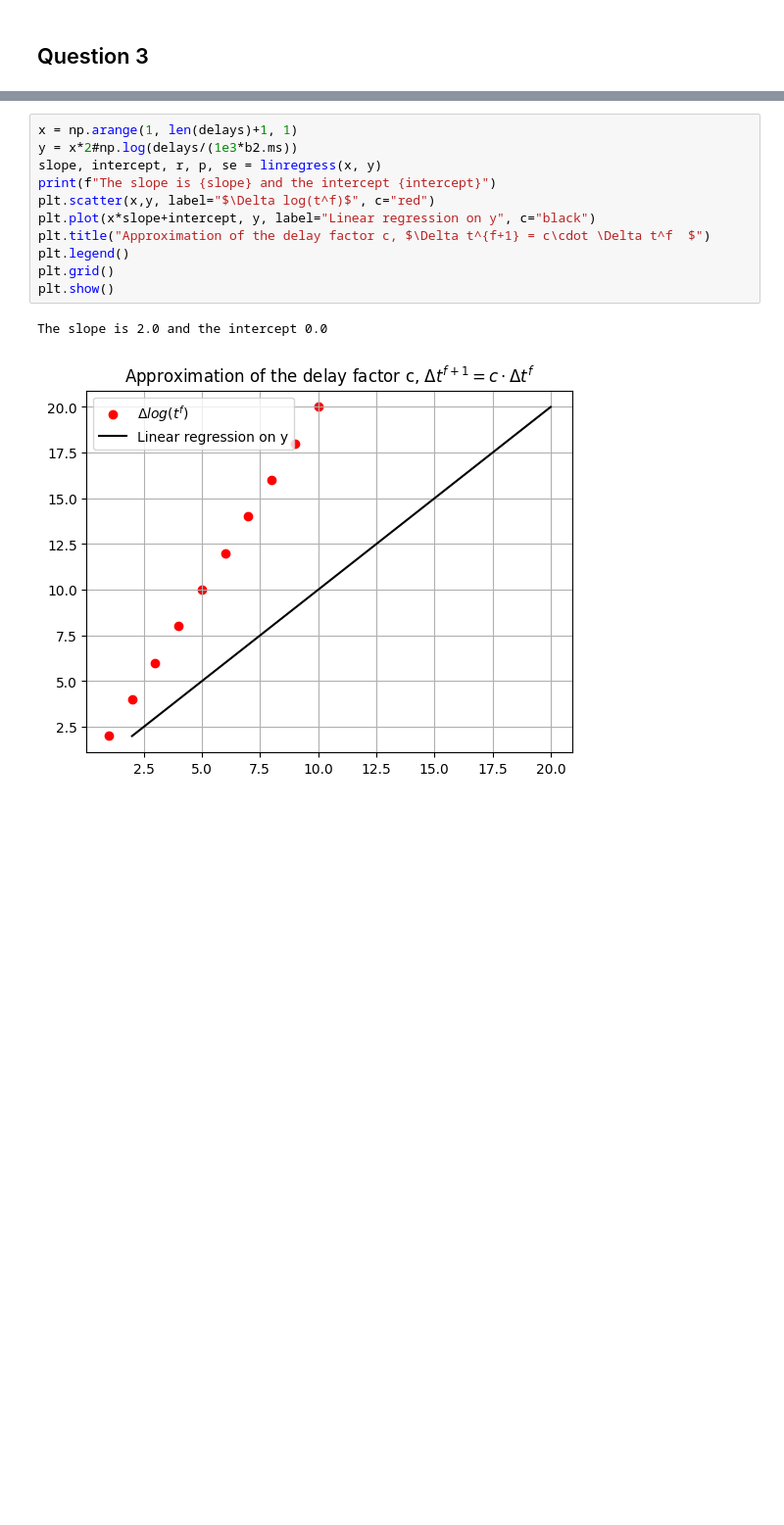
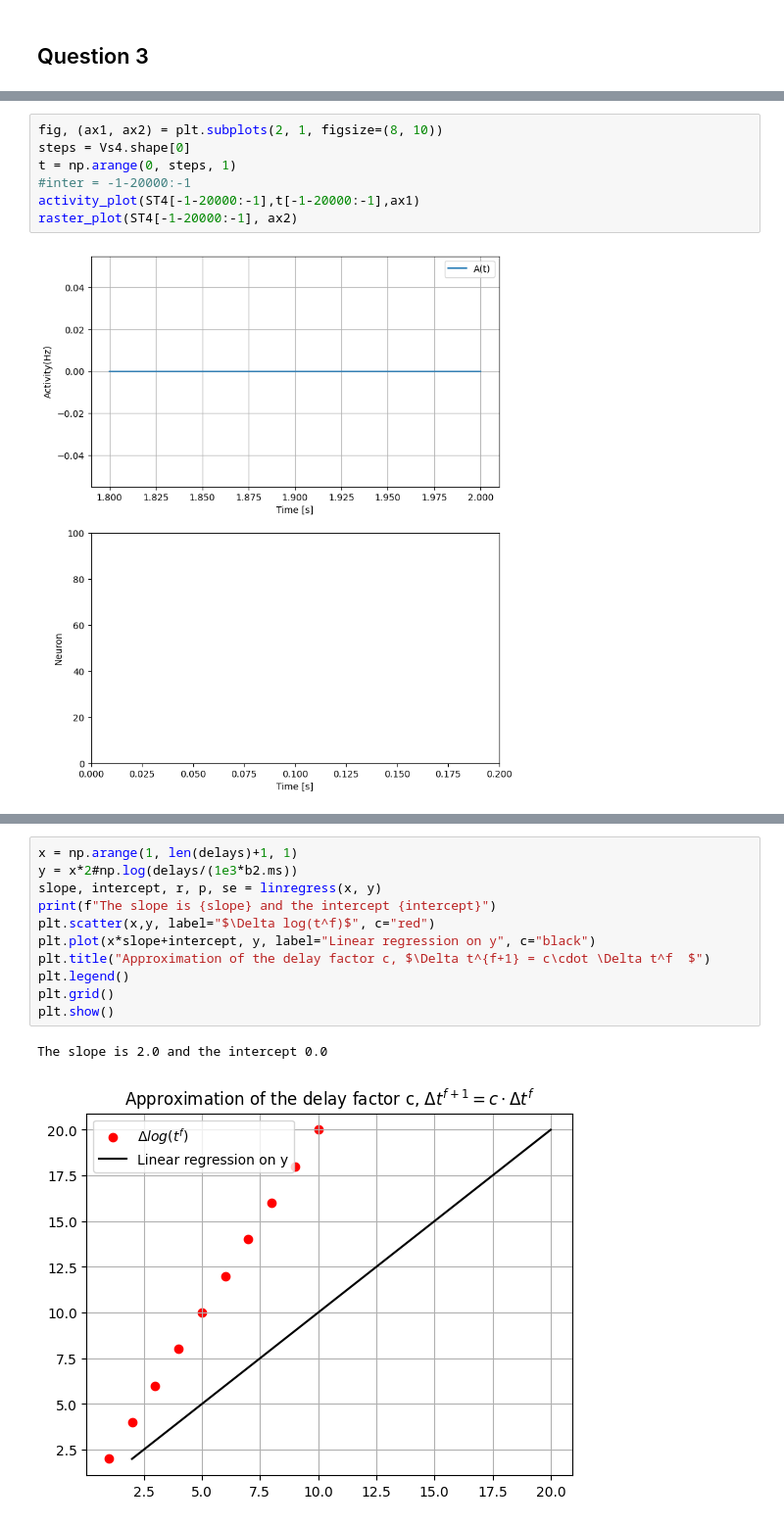
Before and after one commit to NicolasRR/SSHNeurons, a Jupyter notebook: Notebook.ipynb, the cells around one changed output, grey strips where cells are left out. Shown at 98% size. Cells and saved outputs as stored; diff of their text form; blank space fills up the shorter version.

```diff
--- a/Notebook.ipynb
+++ b/Notebook.ipynb
@@ -302,0 +300,9 @@ plt.legend()
+# %%
+fig, (ax1, ax2) = plt.subplots(2, 1, figsize=(8, 10))
+steps = Vs4.shape[0]
+t = np.arange(0, steps, 1)
+#inter = -1-20000:-1
+activity_plot(ST4[-1-20000:-1],t[-1-20000:-1],ax1)
+raster_plot(ST4[-1-20000:-1], ax2)
+# %% [output]
+[figure, added]
```
Also changed, not shown: parts of 39 cells of this notebook.
